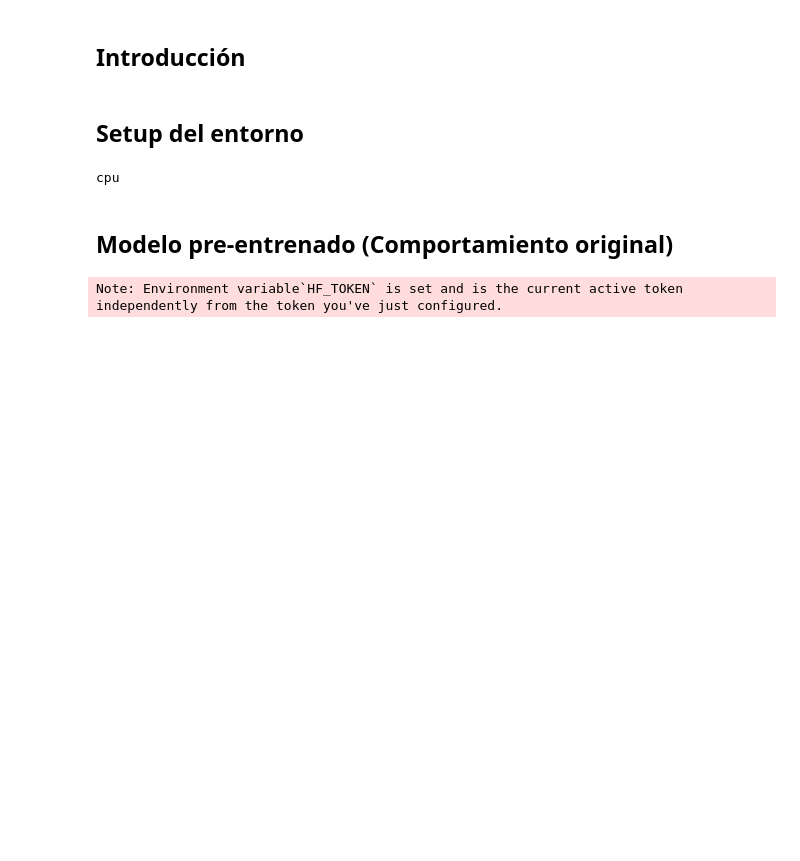
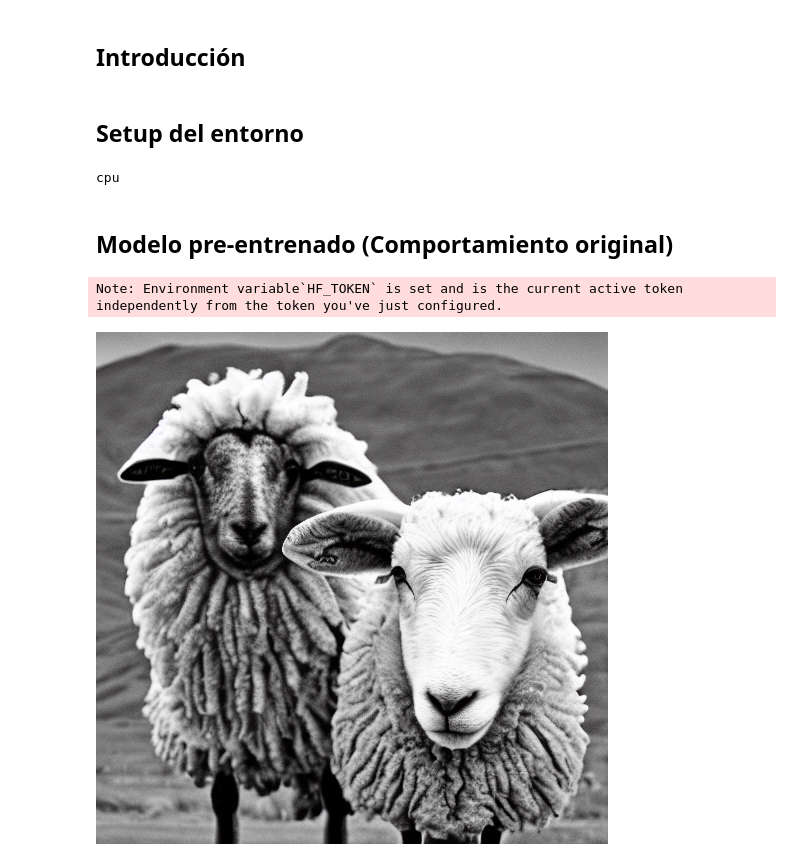
Before and after one commit to Victorh1397/Entrega_Final_Modulo_7, a Jupyter notebook: notebook_test.ipynb, the cells around one changed output. Cells and saved outputs as stored; diff of their text form; code cells hidden in the pictures; blank space fills up the shorter version.

```diff
--- a/notebook_test.ipynb
+++ b/notebook_test.ipynb
@@ -44,3 +44,11 @@ pretrained_model_name = "CompVis/stable-diffusion-v1-4"
 pipe = StableDiffusionPipeline.from_pretrained(
     pretrained_model_name,
 ).to(device)
+# %%
+# Vamos a generar una imagen con un prompt:
+prompt = "an image of a crazy sheep"
+image = pipe(prompt).images[0]
+
+image
+# %% [output]
+[figure, added]
```
